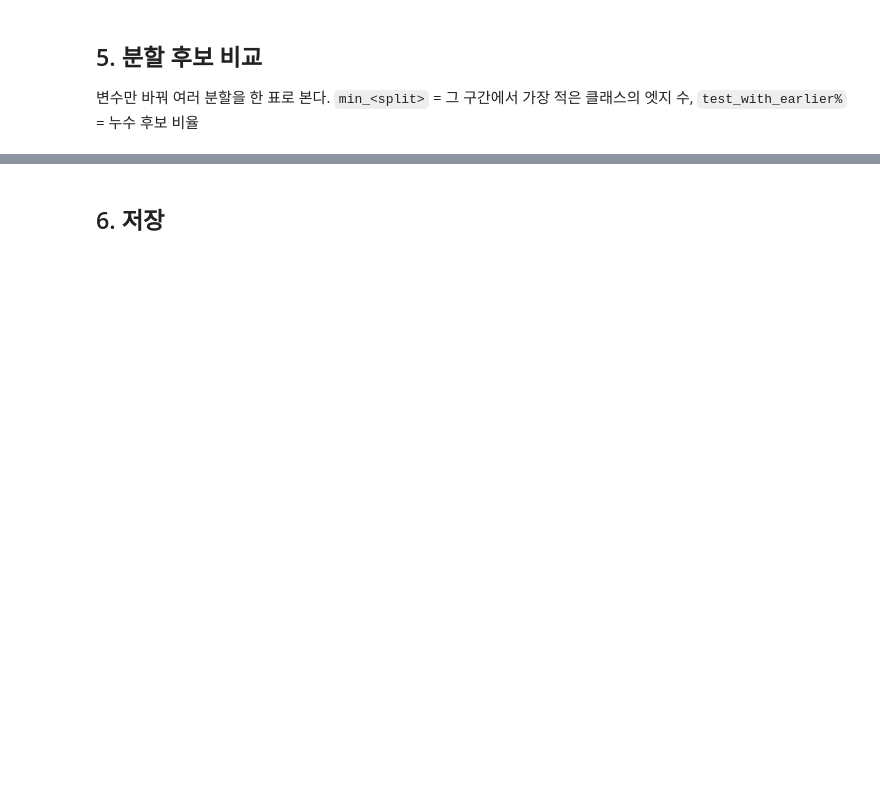
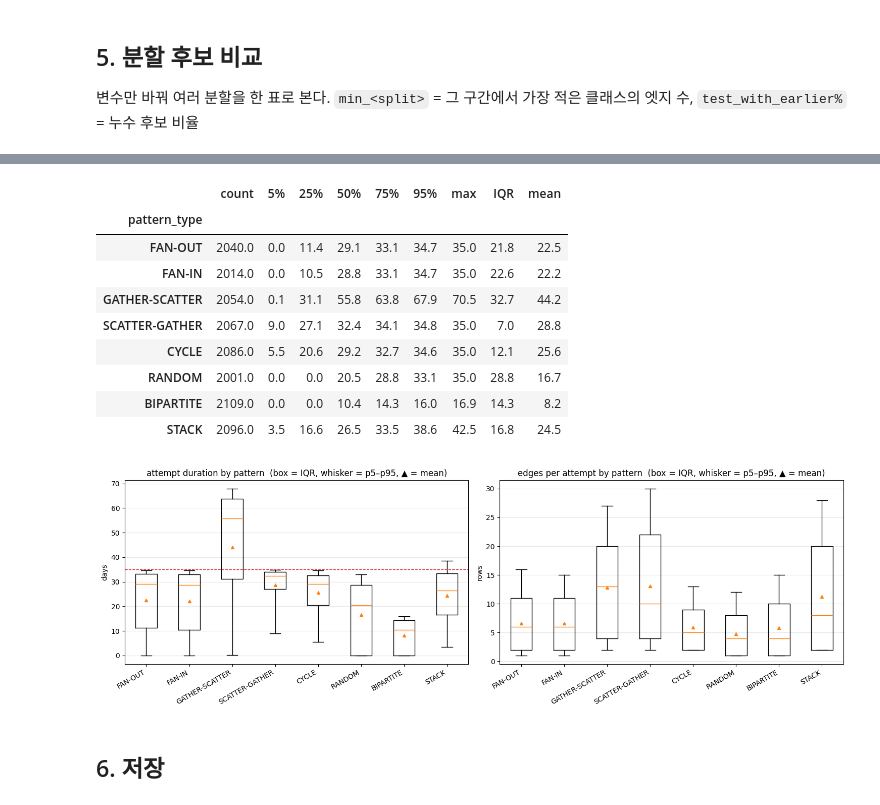
Before and after one commit to dh0728/money_laundry_ai_, a Jupyter notebook: code/muti_classification/02_split_pattern_analysis.ipynb, the cells around one changed output, grey strips where cells are left out. Saved outputs shown, nothing was run; the diff lists cells and outputs as text; code cells hidden in the pictures; blank space fills up the shorter version.

```diff
--- a/code/muti_classification/02_split_pattern_analysis.ipynb
+++ b/code/muti_classification/02_split_pattern_analysis.ipynb
@@ -117,3 +266,40 @@ cmp
+# %%
+# 패턴별 시도 길이(일)·크기(행 수) 박스플롯 — 점선 = 35일 (다른 패턴의 최대 길이)
+import matplotlib.pyplot as plt
+
+d = att.assign(duration_d=att["duration_h"] / 24)
+data_dur = [d.loc[d["pattern_type"] == p, "duration_d"].to_numpy() for p in M.PATTERNS]
+data_rows = [d.loc[d["pattern_type"] == p, "n_rows"].to_numpy() for p in M.PATTERNS]
+
+fig, axes = plt.subplots(1, 2, figsize=(15, 5))
+for ax, data, title, ylabel in [(axes[0], data_dur, "attempt duration by pattern", "days"),
+                                (axes[1], data_rows, "edges per attempt by pattern", "rows")]:
+    ax.boxplot(data, whis=(5, 95), showfliers=False, showmeans=True,
+               meanprops=dict(marker="^", markerfacecolor="#FF7F0E", markeredgecolor="#FF7F0E", markersize=5))
+    ax.set_xticks(range(1, len(M.PATTERNS) + 1), M.PATTERNS, rotation=30, ha="right")
+    ax.set_title(f"{title}  (box = IQR, whisker = p5–p95, ▲ = mean)")
+    ax.set_ylabel(ylabel)
+    ax.grid(axis="y", alpha=0.3)
+axes[0].axhline(35, color="#D62728", lw=1, ls="--")
+fig.tight_layout()
+fig.savefig(OUT / "duration_box.png", dpi=110)
+
+# 같은 내용 표 (IQR 포함)
+q = d.groupby("pattern_type", observed=False)["duration_d"].describe(percentiles=[0.05, 0.25, 0.5, 0.75, 0.95])
+q["IQR"] = q["75%"] - q["25%"]
+q[["count", "5%", "25%", "50%", "75%", "95%", "max", "IQR", "mean"]].round(1)
+# %% [output]
+|  | count | 5% | 25% | 50% | 75% | 95% | max | IQR | mean |
+| pattern_type |  |  |  |  |  |  |  |  |  |
+| FAN-OUT | 2040.0 | 0.0 | 11.4 | 29.1 | 33.1 | 34.7 | 35.0 | 21.8 | 22.5 |
+| FAN-IN | 2014.0 | 0.0 | 10.5 | 28.8 | 33.1 | 34.7 | 35.0 | 22.6 | 22.2 |
+| GATHER-SCATTER | 2054.0 | 0.1 | 31.1 | 55.8 | 63.8 | 67.9 | 70.5 | 32.7 | 44.2 |
+| SCATTER-GATHER | 2067.0 | 9.0 | 27.1 | 32.4 | 34.1 | 34.8 | 35.0 | 7.0 | 28.8 |
+| CYCLE | 2086.0 | 5.5 | 20.6 | 29.2 | 32.7 | 34.6 | 35.0 | 12.1 | 25.6 |
+| RANDOM | 2001.0 | 0.0 | 0.0 | 20.5 | 28.8 | 33.1 | 35.0 | 28.8 | 16.7 |
+| BIPARTITE | 2109.0 | 0.0 | 0.0 | 10.4 | 14.3 | 16.0 | 16.9 | 14.3 | 8.2 |
+| STACK | 2096.0 | 3.5 | 16.6 | 26.5 | 33.5 | 38.6 | 42.5 | 16.8 | 24.5 |
+[figure, added]
 # %% [markdown]
 ## 6. 저장
 # %%
```
Also changed, not shown: parts of 17 cells of this notebook, 1 other file.
